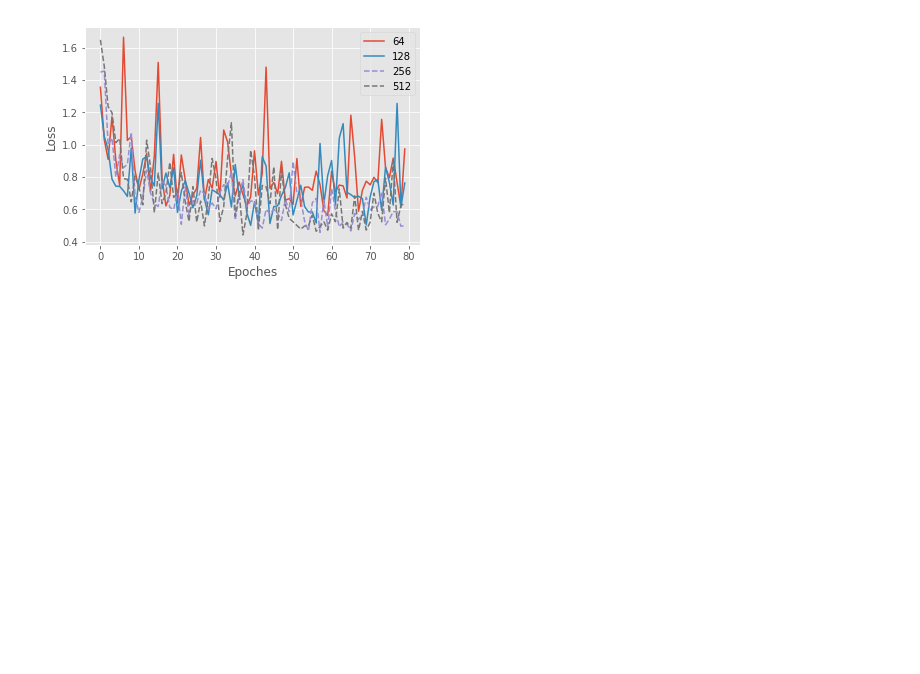
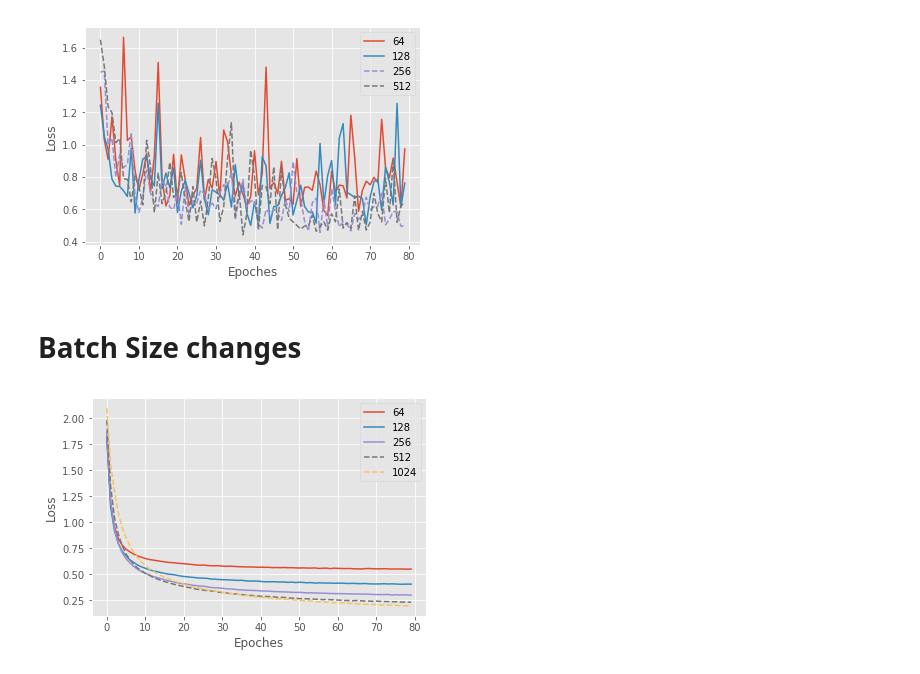
Before and after one commit to ggzhang0071/L-DNQ, a Jupyter notebook: PlotContractionCoefficientsCompare.ipynb, the cells around one changed output. Drawn from its saved outputs; the diff is of its cells as text; code cells hidden in the pictures; blank space fills up the shorter version.

Commit message:
batch size change OK

```diff
--- a/PlotContractionCoefficientsCompare.ipynb
+++ b/PlotContractionCoefficientsCompare.ipynb
@@ -63,3 +63,32 @@ plt.savefig('BatchsizeCompare_CIFAR10.png',dpi=600)
 100
 100
 [figure]
+# %% [markdown]
+# Batch Size changes
+# %%
+parts=3
+i=0
+coefficients=[64,128,256,512, 1024]
+plt.style.use('ggplot')
+FilePath='BatchSizeCom/'
+
+filelist=['CIFAR10[64, 1]TrainConvergenceChanges.npy','CIFAR10[128, 1]TrainConvergenceChanges.npy','CIFAR10[256, 1]TrainConvergenceChanges.npy',
+         'CIFAR10[512, 1]TrainConvergenceChanges.npy', 'CIFAR10[1024, 1]TrainConvergenceChanges.npy']
+
+for i in range(5):
+    TestLoss=np.load(FilePath+filelist[i])
+    TestLossEpoches=TestLoss
+    if i<parts:
+        plt.plot(TestLossEpoches, lw=1.5)
+    else:
+        plt.plot(TestLossEpoches,'--', lw=1.5)
+    i+=1
+
+
+plt.xlabel('Epoches')
+plt.ylabel('Loss')
+
+plt.legend(tuple(coefficients))
+plt.savefig(FilePath+'TrainBatchSizeCompare_CIFAR10.png',dpi=600)
+# %% [output]
+[figure, added]
```
Also changed, not shown: parts of 1 cell of this notebook.
